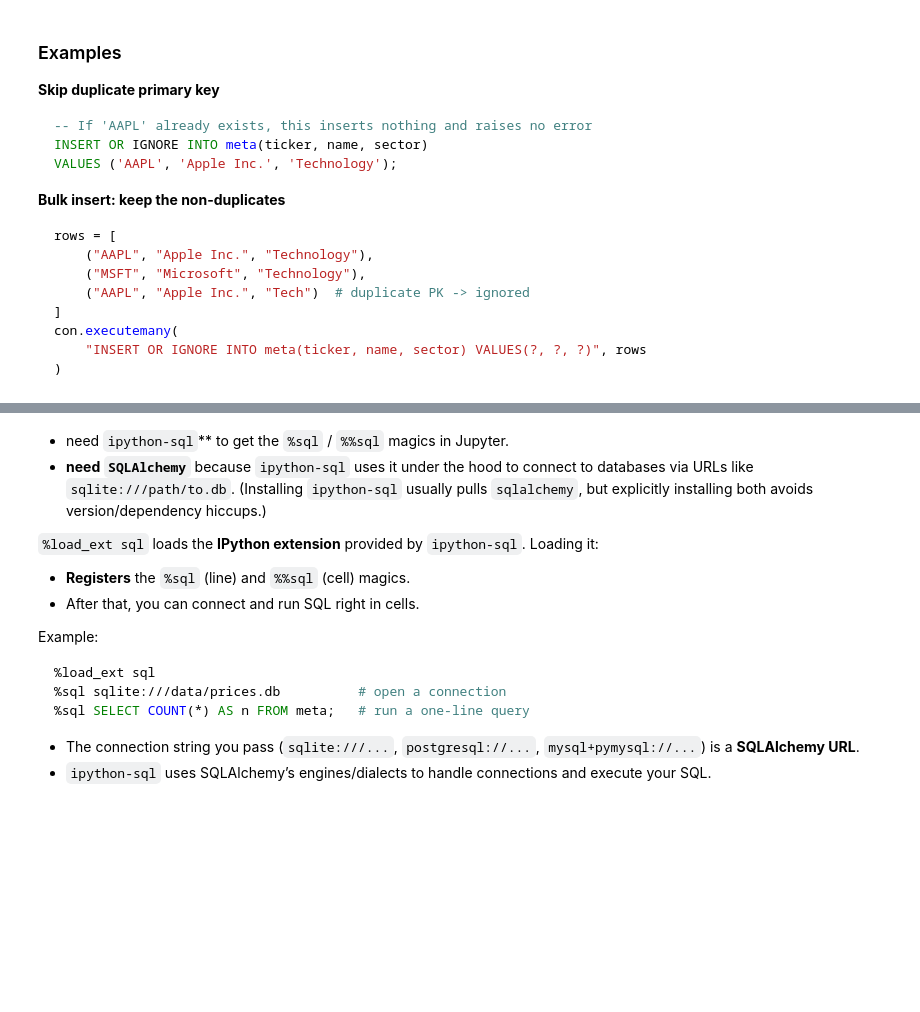
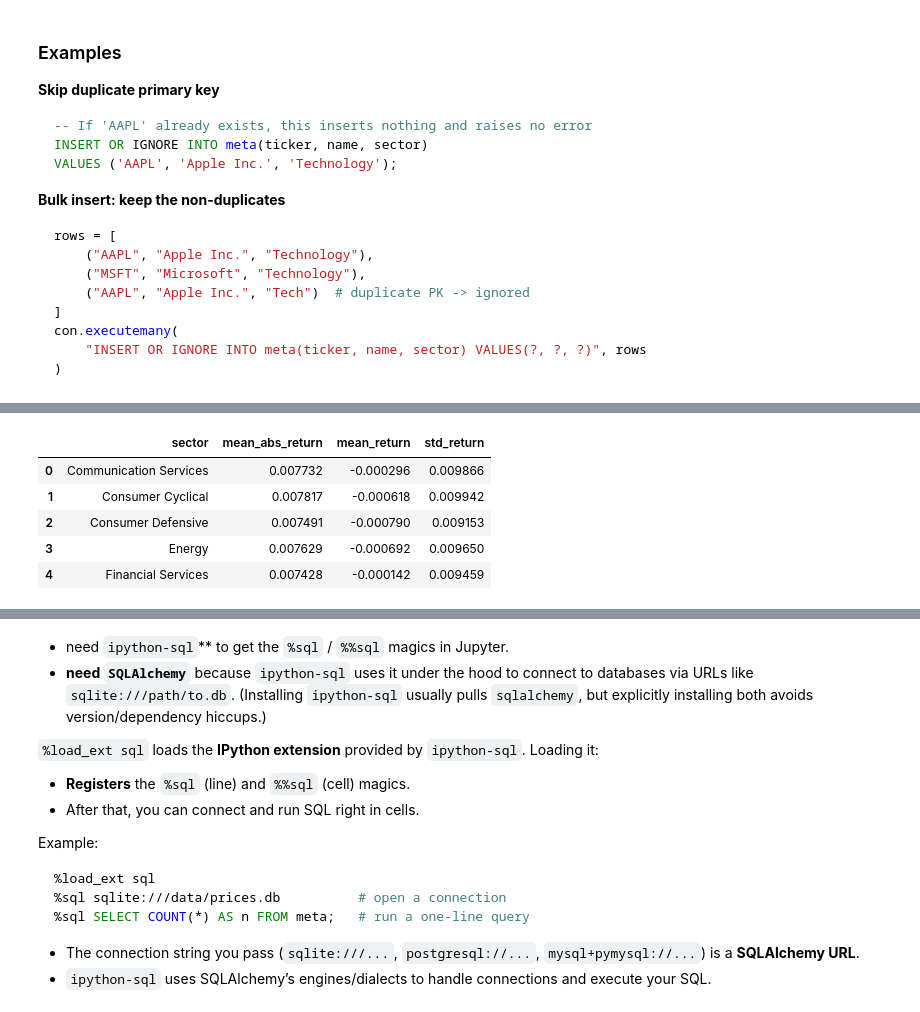
Before and after one commit to ywanglab/STAT4160, a Jupyter notebook: notebooks/lec7-inclass.ipynb, the cells around one changed output, grey strips where cells are left out. Cells and saved outputs as stored; diff of their text form; code cells hidden in the pictures; blank space fills up the shorter version.

```diff
--- a/notebooks/lec7-inclass.ipynb
+++ b/notebooks/lec7-inclass.ipynb
@@ -593,0 +1121,13 @@ con))
+# %%
+import sys
+sys.path.append("/content/drive/MyDrive/dspt25/STAT4160")
+
+from src.projectname.sqlio import sector_summary
+sector_summary("2020-01-01","2020-08-01").head()
+# %% [output]
+|  | sector | mean_abs_return | mean_return | std_return |
+| 0 | Communication Services | 0.007732 | -0.000296 | 0.009866 |
+| 1 | Consumer Cyclical | 0.007817 | -0.000618 | 0.009942 |
+| 2 | Consumer Defensive | 0.007491 | -0.000790 | 0.009153 |
+| 3 | Energy | 0.007629 | -0.000692 | 0.009650 |
+| 4 | Financial Services | 0.007428 | -0.000142 | 0.009459 |
```
Also changed, not shown: parts of 55 cells of this notebook, 10 other files.
